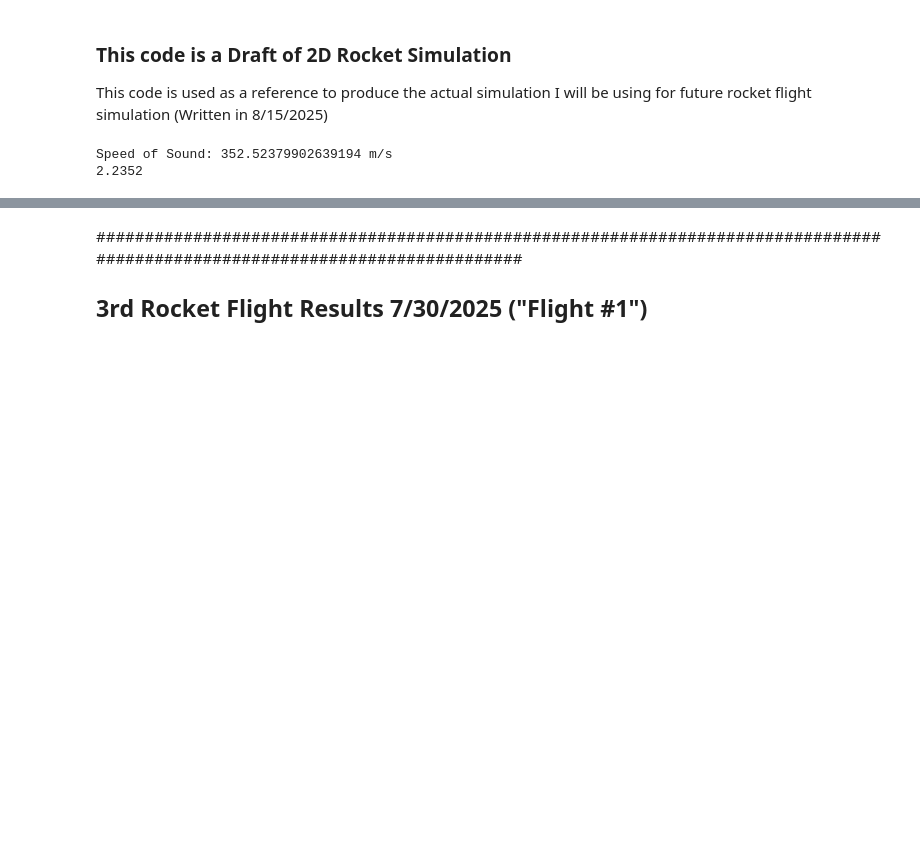
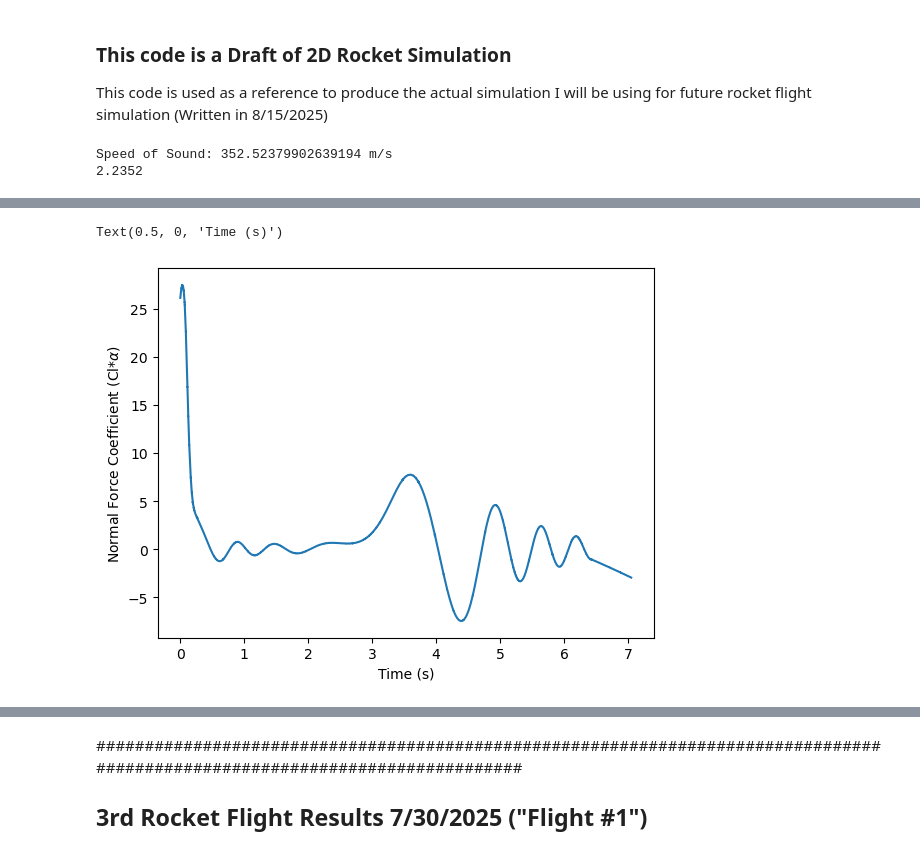
Before and after one commit to BamtolYy/rocket, a Jupyter notebook: simulation/2DRocketSimDraft.ipynb, the cells around one changed output, grey strips where cells are left out. Cells and saved outputs as stored; diff of their text form; code cells hidden in the pictures; blank space fills up the shorter version.

```diff
--- a/simulation/2DRocketSimDraft.ipynb
+++ b/simulation/2DRocketSimDraft.ipynb
@@ -471,3 +495,10 @@ plt.legend(['u','w'])
+# %%
+plt.plot(tRecord,NormalForceCoefficientRecord)
+plt.ylabel('Normal Force Coefficient (Cl*$\\alpha$)')
+plt.xlabel('Time (s)')
+# %% [output]
+Text(0.5, 0, 'Time (s)')
+[figure, added]
 # %%
 # ## Check Thrust
 # check =[]
```
Also changed, not shown: parts of 11 cells of this notebook, 2 other files.
